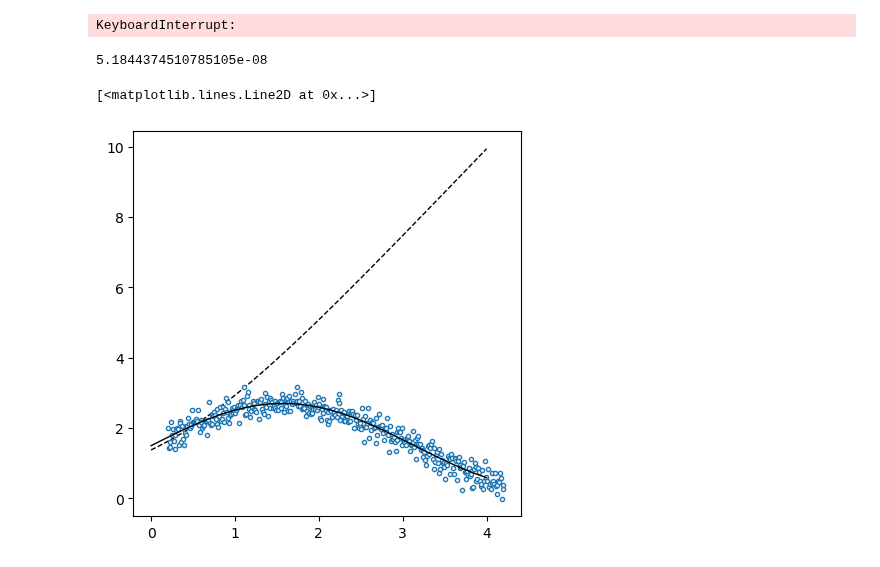
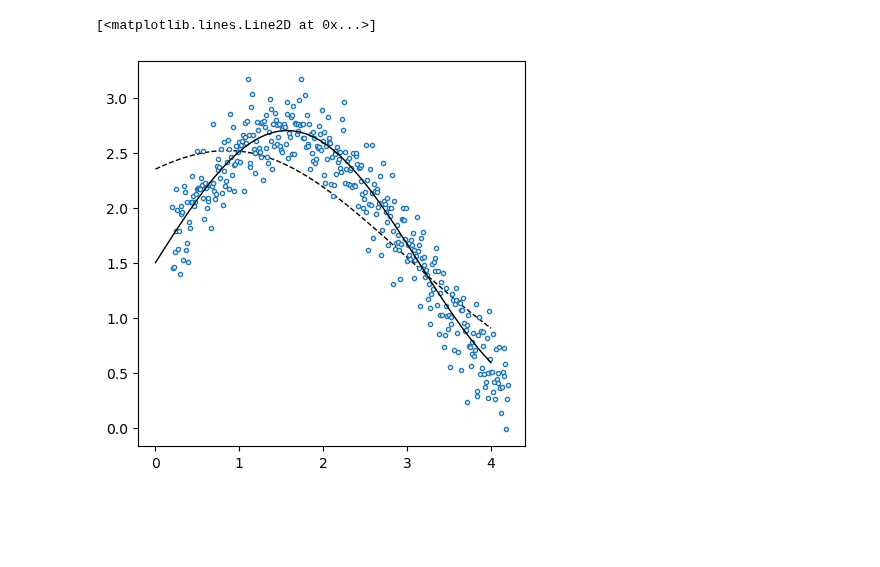
Before and after one commit to Mandy8808/Metodos_Numericos_2024, a Jupyter notebook: Lectures/Primer_Bloque/Lecture_part7.ipynb, the cells around one changed output. Saved outputs shown, nothing was run; the diff lists cells and outputs as text; code cells hidden in the pictures; blank space fills up the shorter version.

```diff
--- a/Lectures/Primer_Bloque/Lecture_part7.ipynb
+++ b/Lectures/Primer_Bloque/Lecture_part7.ipynb
@@ -1255,16 +1263,36 @@ sts = (1.5, 1.2, 0.15, 0.08)
 data = generatedata(400, 0.2, 4.2, sts)
 dataU = [data[0], data[1]]
 #DatWval, Datsjvalues = mainNeural(dataU, M=10)
-DatWval = mainNeural(dataU, M=10)
+Wepoca, SjepocaCum = mainNeural(dataU, M=10, info=False, epocas=41, gval=0.001)
-# %% [output]
-KeyboardInterrupt:
+# %%
+sa, sb, sc, sd = sts
+func = lambda sa, sb, x: sa + sb*np.sin(x)
+
+xval = np.linspace(0, 4)
+
+yval = []
+for i in xval:
+  _, pofx = getzspofx(Wepoca[-1], i, soft)
+  yval.append(pofx)
+
+fig, ax = plt.subplots(1, 1, figsize=(5, 5), gridspec_kw=dict(hspace=0.2, wspace=.2))
+
+ax.errorbar(data[0, :], data[1, :], ls='', marker='o', mfc='white', ms=3, mew=1, label=r'Datos')
+ax.plot(xval, yval, ls='--', lw=1, c='k')
+ax.plot(xval, func(sa, sb, xval), ls='-', lw=1, c='k', zorder=10)
+
+#ax.set_yscale('log')
+#ax.set_ylim(1e02, 1e05)
+# %% [output]
+[<matplotlib.lines.Line2D at 0x...>]
+[figure, added]
 # %%
-Ndat =  155
+i = 155
 sts = (1.5, 1.2, 0.15, 0.08)
 data = generatedata(400, 0.2, 4.2, sts)
+xdat, ydat = data[0], data[1]
+gval = 0.006
 np.random.seed(5179)
-W = np.random.uniform(-1, 1, (4, 10))
-W, s = sgd(W, data[0, Ndat], data[1, Ndat])
-print(s)
+W = np.random.uniform(-1,1,(4,10))
+Wj, sj = sgd(W, xdat[i], ydat[i], g=gval)
+sj#, Wj
-# %% [output]
-5.1844374510785105e-08
@@ -1273,22 +1298,0 @@ DatWvalM = np.mean(DatWval, axis=0)
-# %%
-sa, sb, sc, sd = sts
-func = lambda sa, sb, x: sa + sb*np.sin(x)
-
-xval = np.linspace(0, 4)
-
-yval = []
-for i in xval:
-  _, pofx = getzspofx(DatWval[-1], i, soft)
-  yval.append(pofx)
-
-fig, ax = plt.subplots(1, 1, figsize=(5, 5), gridspec_kw=dict(hspace=0.2, wspace=.2))
-
-ax.errorbar(data[0, :], data[1, :], ls='', marker='o', mfc='white', ms=3, mew=1, label=r'Datos')
-ax.plot(xval, yval, ls='--', lw=1, c='k')
-ax.plot(xval, func(sa, sb, xval), ls='-', lw=1, c='k', zorder=10)
-
-#ax.set_yscale('log')
-#ax.set_ylim(1e02, 1e05)
-# %% [output]
-[<matplotlib.lines.Line2D at 0x...>]
-[figure, removed]
```
Also changed, not shown: parts of 5 cells of this notebook, 1 other file.
